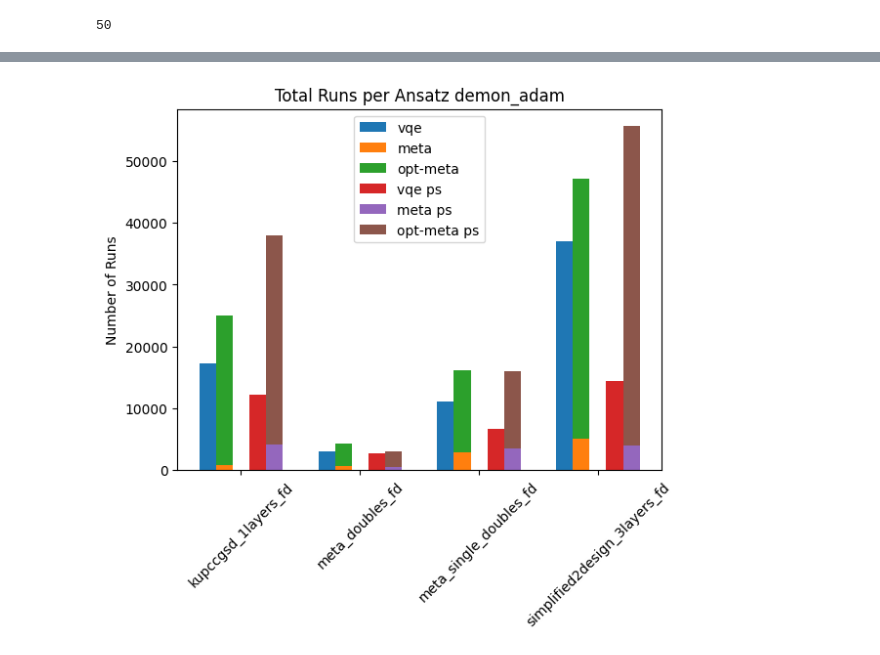
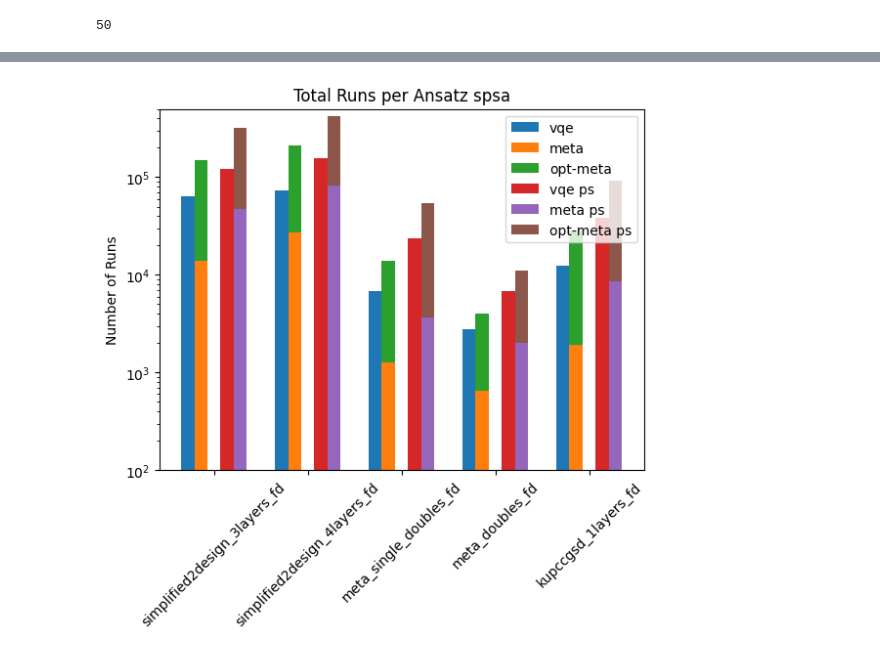
Before and after one commit to sergioandrescs/meta-VQE-pennylane, a Jupyter notebook: pennylane/join_datafor shots.ipynb, the cells around one changed output, grey strips where cells are left out. Cells and saved outputs as stored; diff of their text form; code cells hidden in the pictures.

Commit message:
Checking script for plot creation

```diff
--- a/pennylane/join_datafor shots.ipynb
+++ b/pennylane/join_datafor shots.ipynb
@@ -27,7 +37,7 @@ print(len(f))
 50
 # %%
 # Ordered by pairs - fd,ps
-main_groups = ["kupccgsd_1layers_fd", "kupccgsd_1layers_ps", "meta_doubles_fd", "meta_doubles_ps", "meta_single_doubles_fd", "meta_single_doubles_ps", "simplified2design_3layers_fd", "simplified2design_3layers_ps", "simplified2design_4layers_fd", "simplified2design_4layers_ps" ]
+main_groups = [ "simplified2design_3layers_fd", "simplified2design_3layers_ps", "simplified2design_4layers_fd", "simplified2design_4layers_ps", "meta_single_doubles_fd", "meta_single_doubles_ps", "meta_doubles_fd", "meta_doubles_ps", "kupccgsd_1layers_fd", "kupccgsd_1layers_ps", ]
 # %%
 condensed_data = []
 
@@ -40,15 +50,18 @@ for group_count,file_name_base in enumerate(main_groups):
             data = reader.read()
             this_group.append(json.loads(data))
 
-    group_dict = {i:{"errors":[0.0 for type in train_types], "runs":[ 0 for type in train_types]} for i in optimizers}
+    group_dict = {i:{"errors":[0.0 for _ in train_types], "runs":[ 0 for _ in train_types]} for i in optimizers}
     for opt in optimizers:
         for data_entry in this_group:
             for count, result_type in enumerate(train_types):
-                group_dict[opt]["errors"][count] += data_entry['results'][opt][result_type]['rmse_error']/len(this_group)
                 if result_type == 'meta':
                     group_dict[opt]["runs"][count] += data_entry['results'][opt][result_type]['runs']/len(this_group)
+                    group_dict[opt]["errors"][count] += mean_squared_error(fci_energies, data_entry['results'][opt][result_type]["energies_after_meta"], squared=False)/len(this_group)
+
                 else:
                     group_dict[opt]["runs"][count] += np.sum(data_entry['results'][opt][result_type]['runs_per_step'])/len(this_group)
+                    group_dict[opt]["errors"][count] += mean_squared_error(fci_energies, [energy[-1] for energy in data_entry['results'][opt][result_type]["energies"]], squared=False)/len(this_group)
+
     condensed_data.append(group_dict)
 # %%
 plot_data = []
@@ -100,41 +109,57 @@ index_per_runs_plot_ps = [1,3,5,7]
+# %%
+## Simplified: (WIRES + LAYERS*(WIRES-1)*2)
+## Single Double Excitations: 1 per excitation
+## kupccgsd: 6*LAYERS
+
+## For fd: (Nvars*4)+1
+overheads_fd = [89,113,13,5,25]
+
+## For ps - simplified: (Nvars*2)*4
+## For ps - excitations, kupccgsd: (Nvars*4)*4
+overheads_ps = [176,224,48,16,96]
+
+index_per_runs_plot_fd = [0,2,4,6,8]
+index_per_runs_plot_ps = [1,3,5,7,9]
 # %%
-opt_runs = optimizers[3]
+opt_runs = optimizers[1]
 
 fig, ax = plt.subplots()
 
-vqe_data = [condensed_data[idx][opt_runs]["runs"][0]*overheads[count] for count,idx in enumerate(index_per_runs_plot_fd)]
-meta_runs = [condensed_data[idx][opt_runs]["runs"][1]*overheads[count]*5 for count,idx in enumerate(index_per_runs_plot_fd)]
-opt_meta_data = [condensed_data[idx][opt_runs]["runs"][2]*overheads[count] for count,idx in enumerate(index_per_runs_plot_fd)]
+vqe_data = [condensed_data[idx][opt_runs]["runs"][0]*overheads_fd[count] for count,idx in enumerate(index_per_runs_plot_fd)]
+meta_runs = [condensed_data[idx][opt_runs]["runs"][1]*overheads_fd[count]*5 for count,idx in enumerate(index_per_runs_plot_fd)]
+opt_meta_data = [condensed_data[idx][opt_runs]["runs"][2]*overheads_fd[count] for count,idx in enumerate(index_per_runs_plot_fd)]
 
-vqe_data_ps = [condensed_data[idx][opt_runs]["runs"][0]*overheads[count] for count,idx in enumerate(index_per_runs_plot_ps)]
-meta_runs_ps = [condensed_data[idx][opt_runs]["runs"][1]*overheads[count]*5 for count,idx in enumerate(index_per_runs_plot_ps)]
-opt_meta_data_ps = [condensed_data[idx][opt_runs]["runs"][2]*overheads[count] for count,idx in enumerate(index_per_runs_plot_ps)]
+vqe_data_ps = [condensed_data[idx][opt_runs]["runs"][0]*overheads_ps[count] for count,idx in enumerate(index_per_runs_plot_ps)]
+meta_runs_ps = [condensed_data[idx][opt_runs]["runs"][1]*overheads_ps[count]*5 for count,idx in enumerate(index_per_runs_plot_ps)]
+opt_meta_data_ps = [condensed_data[idx][opt_runs]["runs"][2]*overheads_ps[count] for count,idx in enumerate(index_per_runs_plot_ps)]
 
 
 
 ind = np.arange(len(vqe_data))
 
 width = 0.14                    # the width of the bars
 
 ax.set_ylabel('Number of Runs')
 ax.set_title(f'Total Runs per Ansatz {opt_runs}')
 xTickMarks = [main_groups[idx] for idx in index_per_runs_plot_fd]
 ax.set_xticks(ind+(2*width))
 xtickNames = ax.set_xticklabels(xTickMarks)
 plt.setp(xtickNames, rotation=45, fontsize=10)
 
 
 plt.bar(np.arange(len(vqe_data)), vqe_data, width=width, label = "vqe")
 plt.bar(np.arange(len(meta_runs))+ width, meta_runs, width=width, label="meta")
 plt.bar(np.arange(len(opt_meta_data))+ width, opt_meta_data, width=width, bottom= meta_runs, label="opt-meta")
 
 plt.bar(np.arange(len(vqe_data_ps))+ width*3, vqe_data_ps, width=width, label="vqe ps")
 plt.bar(np.arange(len(meta_runs_ps))+ width*4, meta_runs_ps, width=width, label="meta ps")
 plt.bar(np.arange(len(opt_meta_data_ps))+ width*4, opt_meta_data_ps, width=width, bottom= meta_runs_ps, label="opt-meta ps")
 ax.legend()
+plt.yscale('log')
+plt.ylim(100, 500000)
 plt.show()
 # %% [output]
-[figure, old version]
+[figure, new version]
 # %%
 opt_runs = optimizers[3]
 
```
Also changed, not shown: parts of 4 cells of this notebook, 3 other files.
